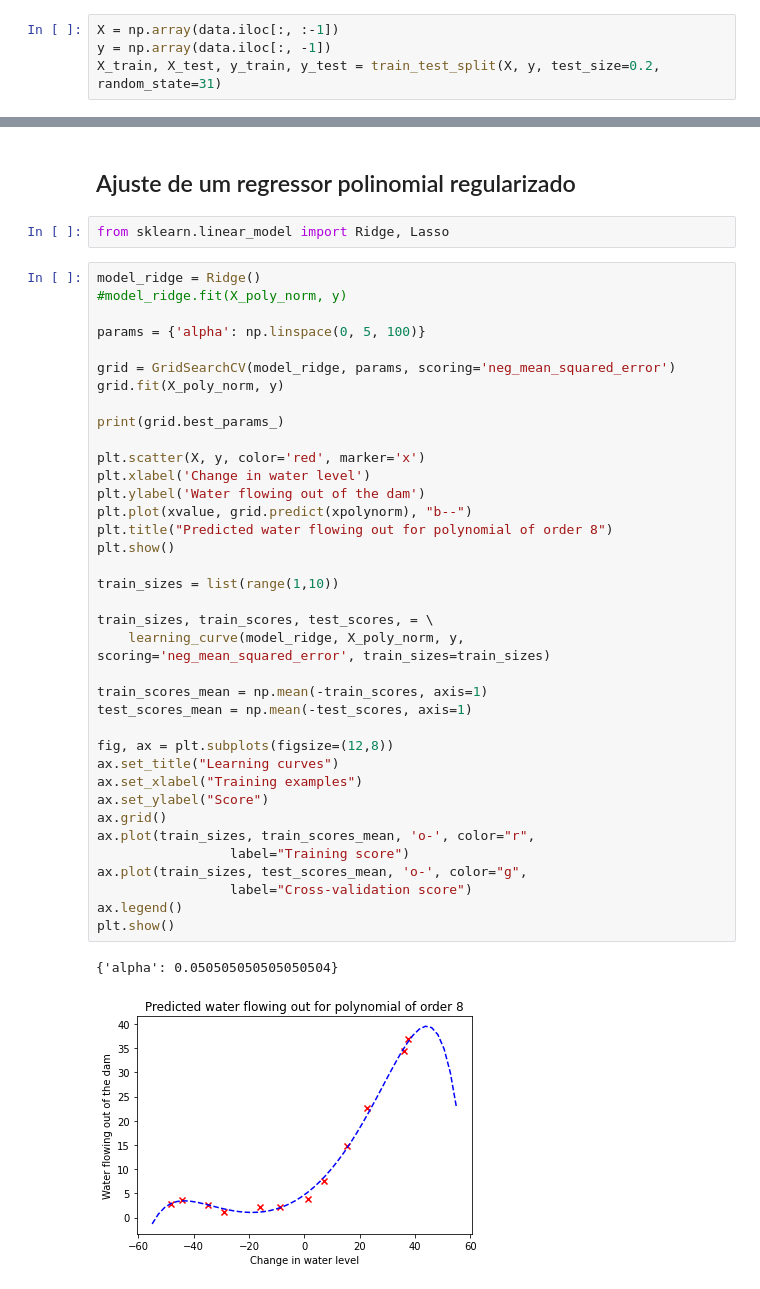
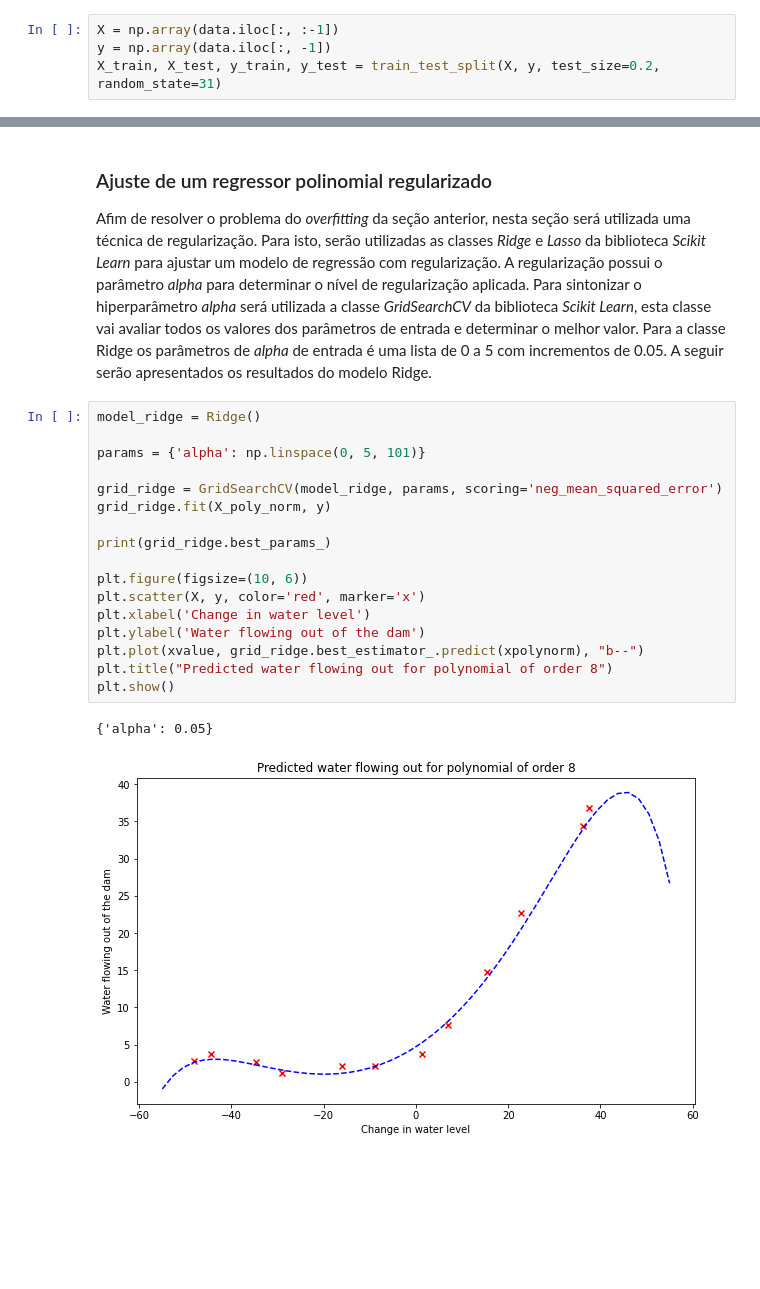
Before and after one commit to renatoor/machine-learning, a Jupyter notebook: T2/aprendizado-supervisionado.ipynb, the cells around one changed output, grey strips where cells are left out. Drawn from its saved outputs; the diff is of its cells as text; blank space fills up the shorter version.

```diff
--- a/T2/aprendizado-supervisionado.ipynb
+++ b/T2/aprendizado-supervisionado.ipynb
@@ -358,44 +476,24 @@ plt.show()
 # %% [markdown]
-## Ajuste de um regressor polinomial regularizado
+### Ajuste de um regressor polinomial regularizado
+
+Afim de resolver o problema do _overfitting_ da seção anterior, nesta seção será utilizada uma técnica de regularização. Para isto, serão utilizadas as classes _Ridge_ e _Lasso_ da biblioteca _Scikit Learn_ para ajustar um modelo de regressão com regularização. A regularização possui o parâmetro _alpha_ para determinar o nível de regularização aplicada. Para sintonizar o hiperparâmetro _alpha_ será utilizada a classe _GridSearchCV_ da biblioteca _Scikit Learn_, esta classe vai avaliar todos os valores dos parâmetros de entrada e determinar o melhor valor. Para a classe Ridge os parâmetros de _alpha_ de entrada é uma lista de 0 a 5 com incrementos de 0.05. A seguir serão apresentados os resultados do modelo Ridge.
-# %%
-from sklearn.linear_model import Ridge, Lasso
 # %%
 model_ridge = Ridge()
-#model_ridge.fit(X_poly_norm, y)
 
-params = {'alpha': np.linspace(0, 5, 100)}
+params = {'alpha': np.linspace(0, 5, 101)}
 
-grid = GridSearchCV(model_ridge, params, scoring='neg_mean_squared_error')
-grid.fit(X_poly_norm, y)
+grid_ridge = GridSearchCV(model_ridge, params, scoring='neg_mean_squared_error')
+grid_ridge.fit(X_poly_norm, y)
 
-print(grid.best_params_)
+print(grid_ridge.best_params_)
 
+plt.figure(figsize=(10, 6))
 plt.scatter(X, y, color='red', marker='x')
 plt.xlabel('Change in water level')
 plt.ylabel('Water flowing out of the dam')
-plt.plot(xvalue, grid.predict(xpolynorm), "b--")
+plt.plot(xvalue, grid_ridge.best_estimator_.predict(xpolynorm), "b--")
 plt.title("Predicted water flowing out for polynomial of order 8")
 plt.show()
-
-train_sizes = list(range(1,10))
-
-train_sizes, train_scores, test_scores, = \
-    learning_curve(model_ridge, X_poly_norm, y, scoring='neg_mean_squared_error', train_sizes=train_sizes)
-
-train_scores_mean = np.mean(-train_scores, axis=1)
-test_scores_mean = np.mean(-test_scores, axis=1)
-
-fig, ax = plt.subplots(figsize=(12,8))
-ax.set_title("Learning curves")
-ax.set_xlabel("Training examples")
-ax.set_ylabel("Score")
-ax.grid()
-ax.plot(train_sizes, train_scores_mean, 'o-', color="r",
-                 label="Training score")
-ax.plot(train_sizes, test_scores_mean, 'o-', color="g",
-                 label="Cross-validation score")
-ax.legend()
-plt.show()
 # %% [output]
-{'alpha': 0.050505050505050504}
+{'alpha': 0.05}
-[figure, old version]
+[figure, new version]
```
Also changed, not shown: parts of 43 cells of this notebook, 5 other files.
